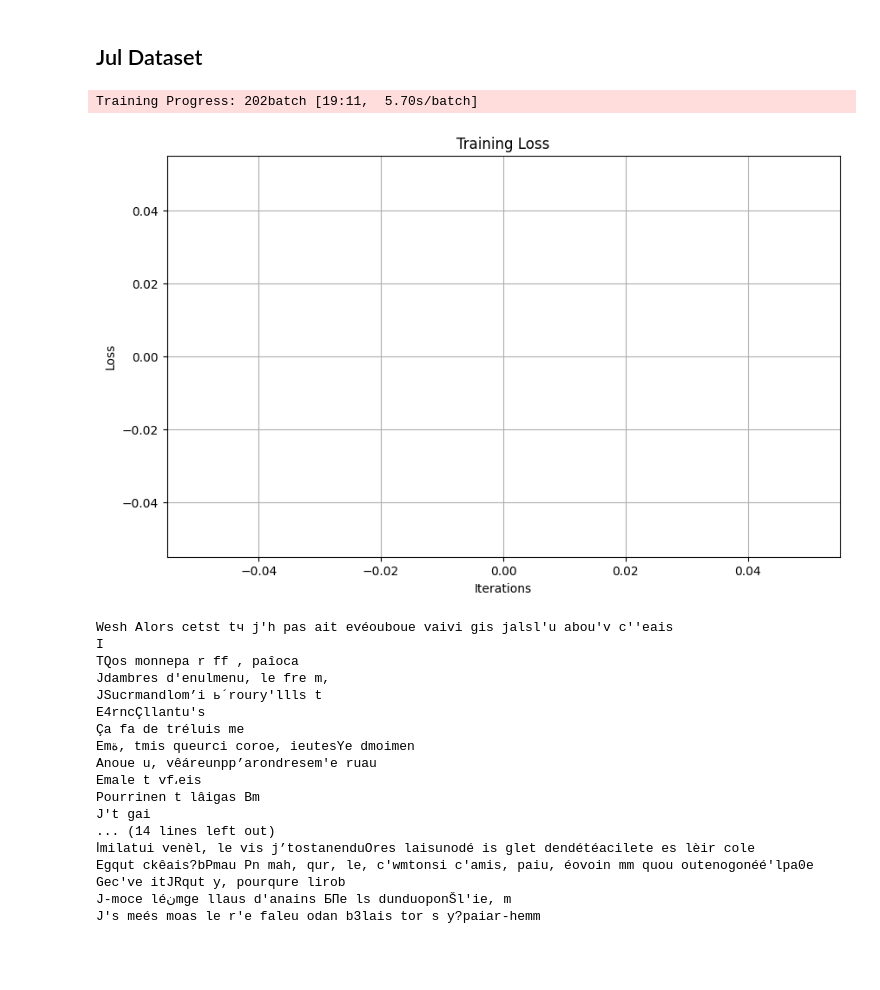
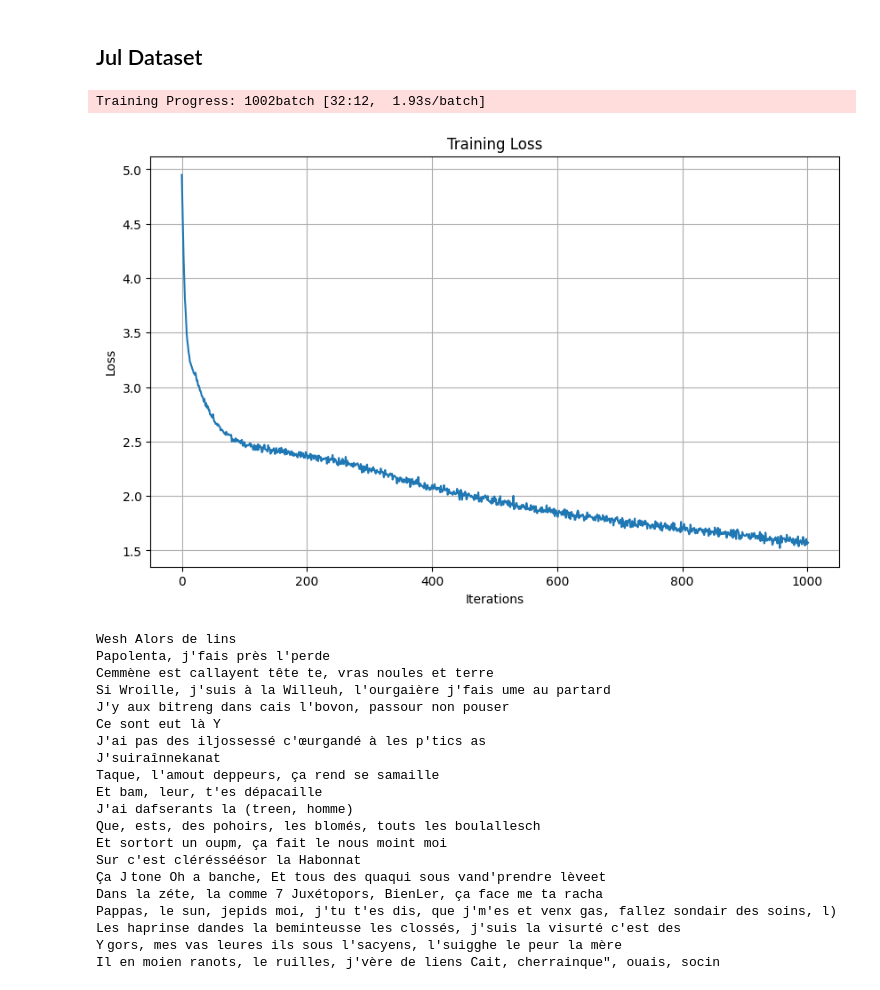
Before and after one commit to synaeira/language_model_project, a Jupyter notebook: src/test.ipynb, the cells around one changed output. Saved outputs shown, nothing was run; the diff lists cells and outputs as text; code cells hidden in the pictures; blank space fills up the shorter version.

```diff
--- a/src/test.ipynb
+++ b/src/test.ipynb
@@ -139,29 +118,29 @@ AROWhel'FOu
 # %% [markdown]
 ## Jul Dataset
 # %%
-train_jul = Trainer(datafile="../datasets/jul-data.txt",
+train_jul = Trainer(datafile="../datasets/jul-data-subset.txt",
                 block_size=128,
                 batch_size=128,
-                dim_emb=768,
+                dim_emb=512,
                 hidden_layer=128,
                 num_head=8,
-                num_transformer=12,
+                num_transformer=8,
                 learning_rate=0.0001,
-                iteration = 200)
+                iteration = 1000)
 
 train_jul.run()
 train_jul.save_model(path="../trained_models/jul-model.pth")
 
 plt.figure(figsize=(10, 6))
-plt.plot(train.running_loss)
+plt.plot(train_jul.running_loss)
 plt.title("Training Loss")
 plt.xlabel("Iterations")
 plt.ylabel("Loss")
 plt.grid(True)
 plt.show()
 # %% [output]
-Training Progress: 202batch [19:11,  5.70s/batch]
+Training Progress: 1002batch [32:12,  1.93s/batch]
-[figure, old version]
+[figure, new version]
 # %%
 # train_jul = Trainer(datafile="jul-data.txt",
 #                 block_size=128,
@@ -180,20 +159,23 @@ generated_text = test(train_jul, initial_phrase, num_chars=1000, block_size=128)
 
 print(generated_text)
 # %% [output]
-Wesh Alors cetst tч j'h pas ait evéouboue vaivi gis jalsl'u abou'v c''eais
-I
-TQos monnepa r ff , paîoca
-Jdambres d'enulmenu, le fre m,
-JSucrmandlom’i ь´roury'llls t
-E4rncÇllantu's
-Ça fa de tréluis me
-Emة, tmis queurci coroe, ieutesYe dmoimen
-Anoue u, vêáreunpp’arondresem'e ruau
-Emale t vf،eis
-Pourrinen t lâigas Bm
-J't gai
-... (14 lines left out)
-اmilatui venèl, le vis j’tostanenduOres laisunodé is glet dendétéacilete es lèir cole
-Egqut ckêais?bPmau Pn mah, qur, le, c'wmtonsi c'amis, paiu, éovoin mm quou outenogonéé'lpa0e Gec've itJRqut y, pourqure lirob
-J-moce léنmge llaus d'anains БПe ls dunduoponŠl'ie, m
-J's meés moas le r'e faleu odan b3lais tor s y?paiar-hemm
+Wesh Alors de lins
+Papolenta, j'fais près l'perde
+Cemmène est callayent tête te, vras noules et terre
+Si Wroille, j'suis à la Willeuh, l'ourgaière j'fais ume au partard
+J'y aux bitreng dans cais l'bovon, passour non pouser
+Ce sont eut là Y
+J'ai pas des iljossessé c'œurgandé à les p'tics as
+J'suiraînnekanat
+Taque, l'amout deppeurs, ça rend se samaille
+Et bam, leur, t'es dépacaille
+J'ai dafserants la (treen, homme)
+Que, ests, des pohoirs, les blomés, touts les boulallesch
+Et sortort un oupm, ça fait le nous moint moi
+Sur c'est clérésséésor la Habonnat
+Ça J tone Oh a banche, Et tous des quaqui sous vand'prendre lèveet
+Dans la zéte, la comme 7 Juxétopors, BienLer, ça face me ta racha
+Pappas, le sun, jepids moi, j'tu t'es dis, que j'm'es et venx gas, fallez sondair des soins, l)
+Les haprinse dandes la beminteusse les clossés, j'suis la visurté c'est des
+Y gors, mes vas leures ils sous l'sacyens, l'suigghe le peur la mère
+Il en moien ranots, le ruilles, j'vère de liens Cait, cherrainque", ouais, socin
```
Also changed, not shown: parts of 4 cells of this notebook, 4 other files.
